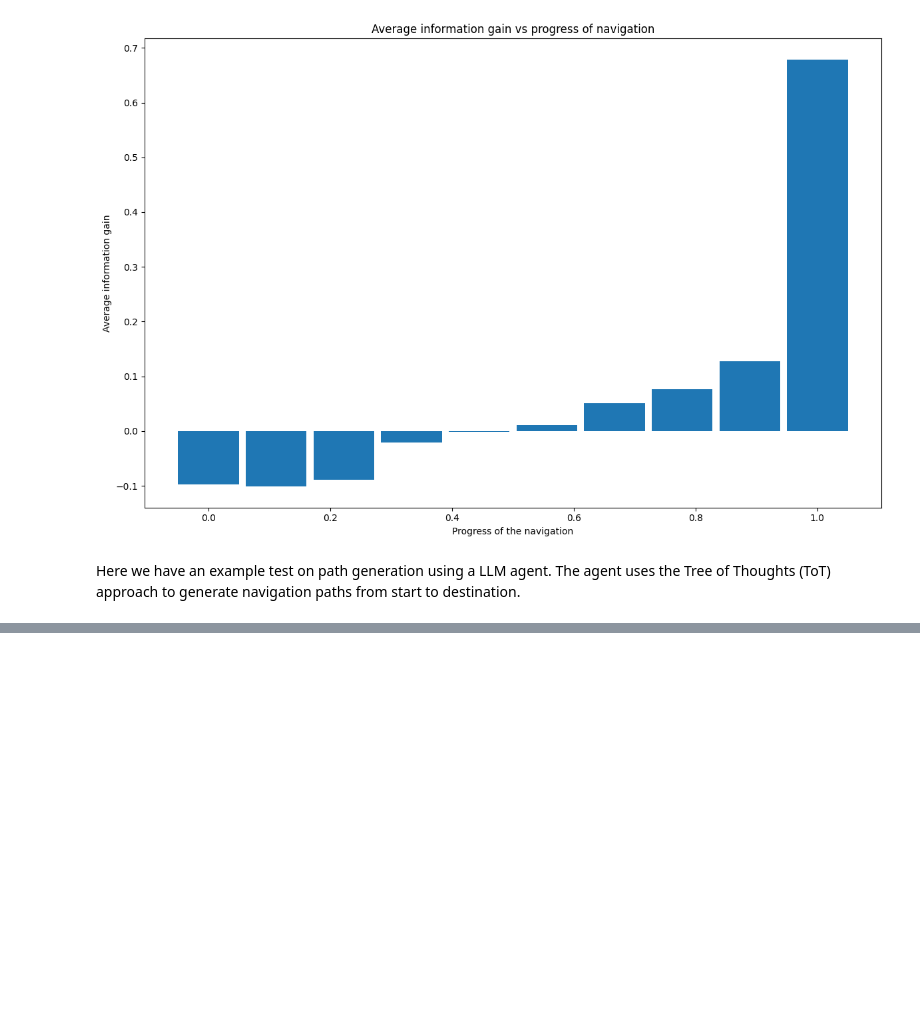
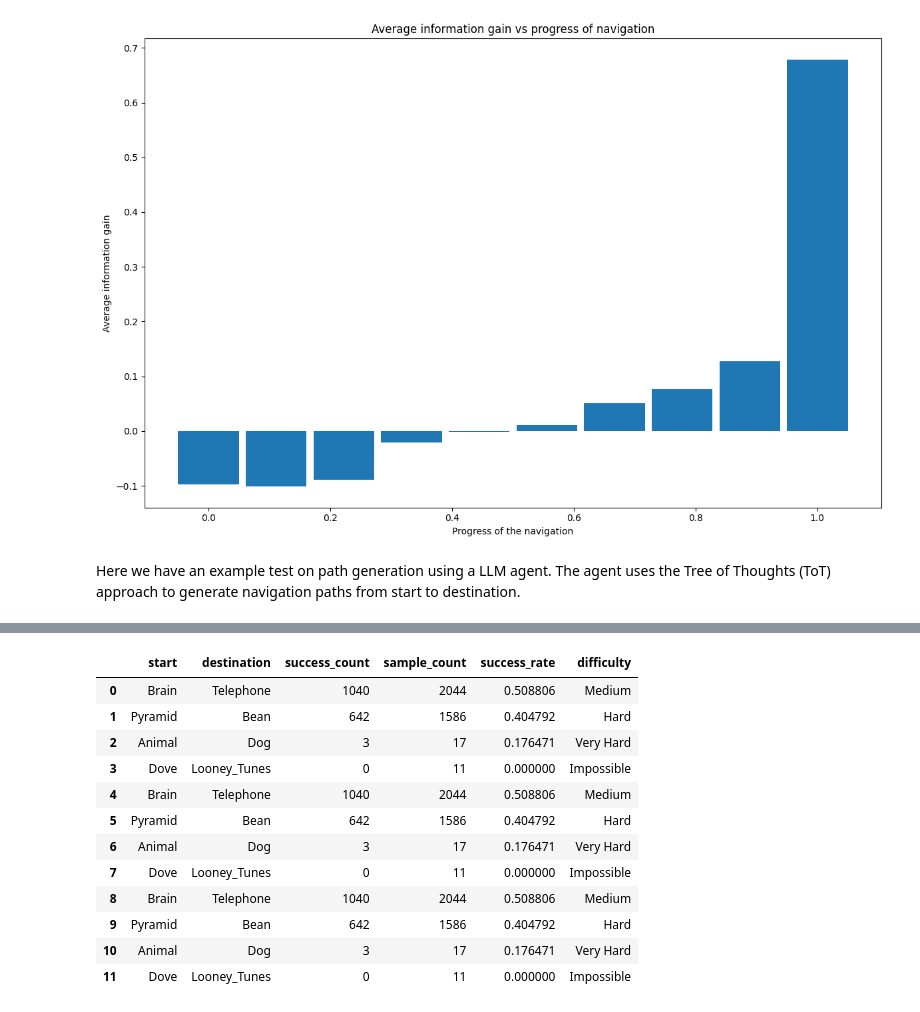
Before and after one commit to au-nlp/project-milestone-p2-group11, a Jupyter notebook: main.ipynb, the cells around one changed output, grey strips where cells are left out. Saved outputs shown, nothing was run; the diff lists cells and outputs as text; code cells hidden in the pictures; blank space fills up the shorter version.

```diff
--- a/main.ipynb
+++ b/main.ipynb
@@ -340,0 +357,18 @@ f'Path generated by LLM using external info approach: {llm_external_path}'
+# %%
+df_for_experiment = preprocessor.get_pairs_for_experiment(resolved_df,num_pairs=4)
+#30 top played games
+df_for_experiment
+# %% [output]
+|  | start | destination | success_count | sample_count | success_rate | difficulty |
+| 0 | Brain | Telephone | 1040 | 2044 | 0.508806 | Medium |
+| 1 | Pyramid | Bean | 642 | 1586 | 0.404792 | Hard |
+| 2 | Animal | Dog | 3 | 17 | 0.176471 | Very Hard |
+| 3 | Dove | Looney_Tunes | 0 | 11 | 0.000000 | Impossible |
+| 4 | Brain | Telephone | 1040 | 2044 | 0.508806 | Medium |
+| 5 | Pyramid | Bean | 642 | 1586 | 0.404792 | Hard |
+| 6 | Animal | Dog | 3 | 17 | 0.176471 | Very Hard |
+| 7 | Dove | Looney_Tunes | 0 | 11 | 0.000000 | Impossible |
+| 8 | Brain | Telephone | 1040 | 2044 | 0.508806 | Medium |
+| 9 | Pyramid | Bean | 642 | 1586 | 0.404792 | Hard |
+| 10 | Animal | Dog | 3 | 17 | 0.176471 | Very Hard |
+| 11 | Dove | Looney_Tunes | 0 | 11 | 0.000000 | Impossible |
```
Also changed, not shown: parts of 12 cells of this notebook, 3 other files.
